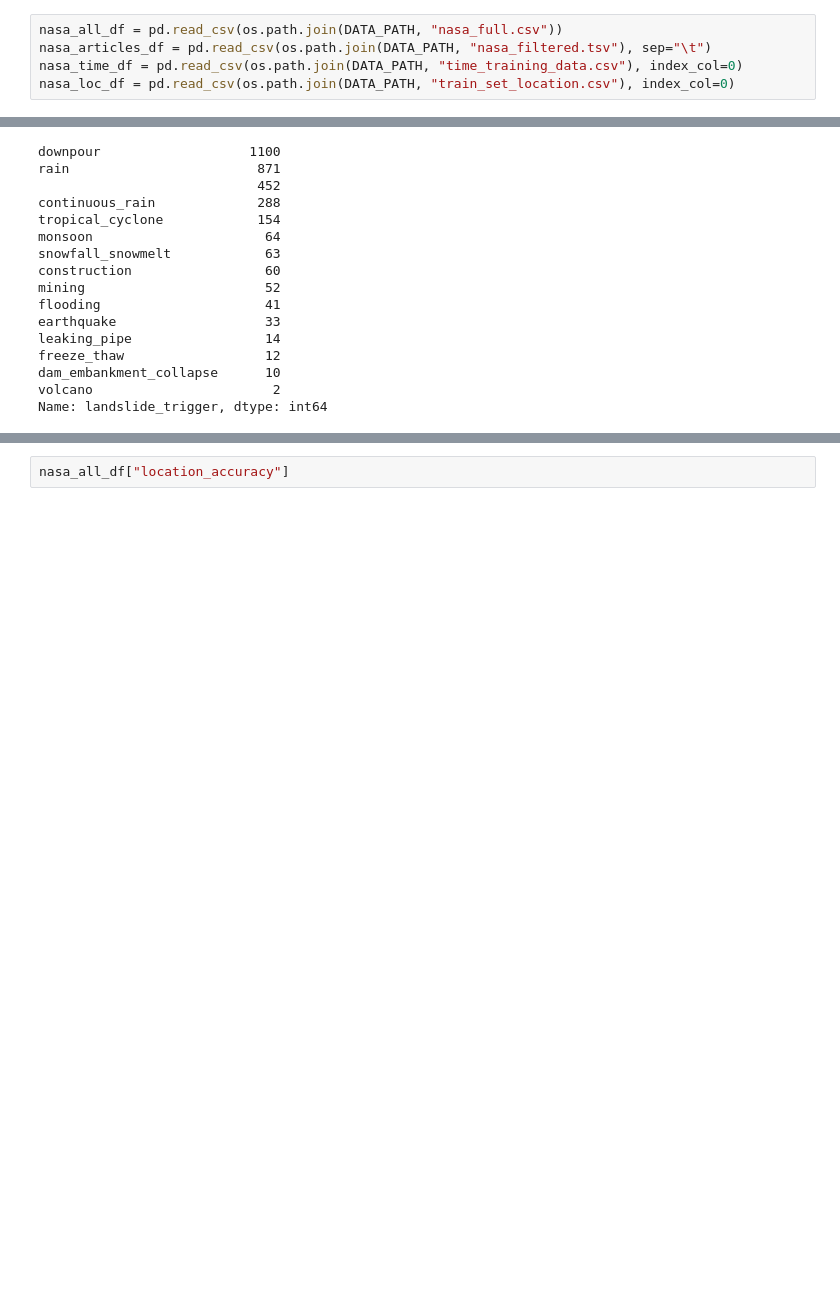
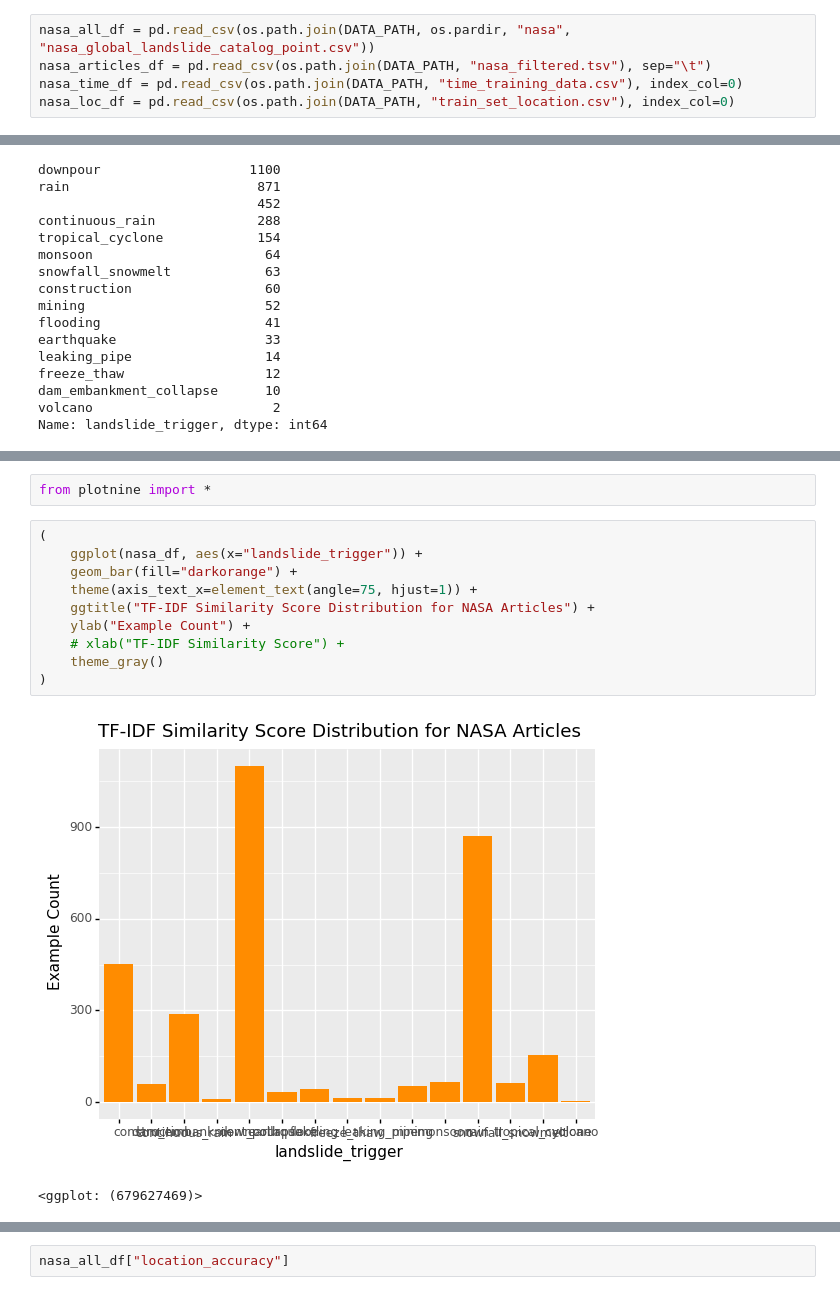
Before and after one commit to Sandrine2016/BGC-NASA-landslide-detection, a Jupyter notebook: notebooks/multi-task-dataset.ipynb, the cells around one changed output, grey strips where cells are left out. Cells and saved outputs as stored; diff of their text form; blank space fills up the shorter version.

```diff
--- a/notebooks/multi-task-dataset.ipynb
+++ b/notebooks/multi-task-dataset.ipynb
@@ -16,7 +17,7 @@ DATA_PATH = os.path.join(
 # %% [markdown]
 ## Import and merge data
 # %%
-nasa_all_df = pd.read_csv(os.path.join(DATA_PATH, "nasa_full.csv"))
+nasa_all_df = pd.read_csv(os.path.join(DATA_PATH, os.pardir, "nasa", "nasa_global_landslide_catalog_point.csv"))
 nasa_articles_df = pd.read_csv(os.path.join(DATA_PATH, "nasa_filtered.tsv"), sep="\t")
 nasa_time_df = pd.read_csv(os.path.join(DATA_PATH, "time_training_data.csv"), index_col=0)
 nasa_loc_df = pd.read_csv(os.path.join(DATA_PATH, "train_set_location.csv"), index_col=0)
@@ -101,0 +120,15 @@ Name: landslide_trigger, dtype: int64
+# %%
+from plotnine import *
+# %%
+(
+    ggplot(nasa_df, aes(x="landslide_trigger")) +
+    geom_bar(fill="darkorange") +
+    theme(axis_text_x=element_text(angle=75, hjust=1)) +
+    ggtitle("TF-IDF Similarity Score Distribution for NASA Articles") +
+    ylab("Example Count") +
+    # xlab("TF-IDF Similarity Score") +
+    theme_gray()
+)
+# %% [output]
+[figure, added]
+<ggplot: (679627469)>
```
Also changed, not shown: parts of 8 cells of this notebook, 42 other files.
